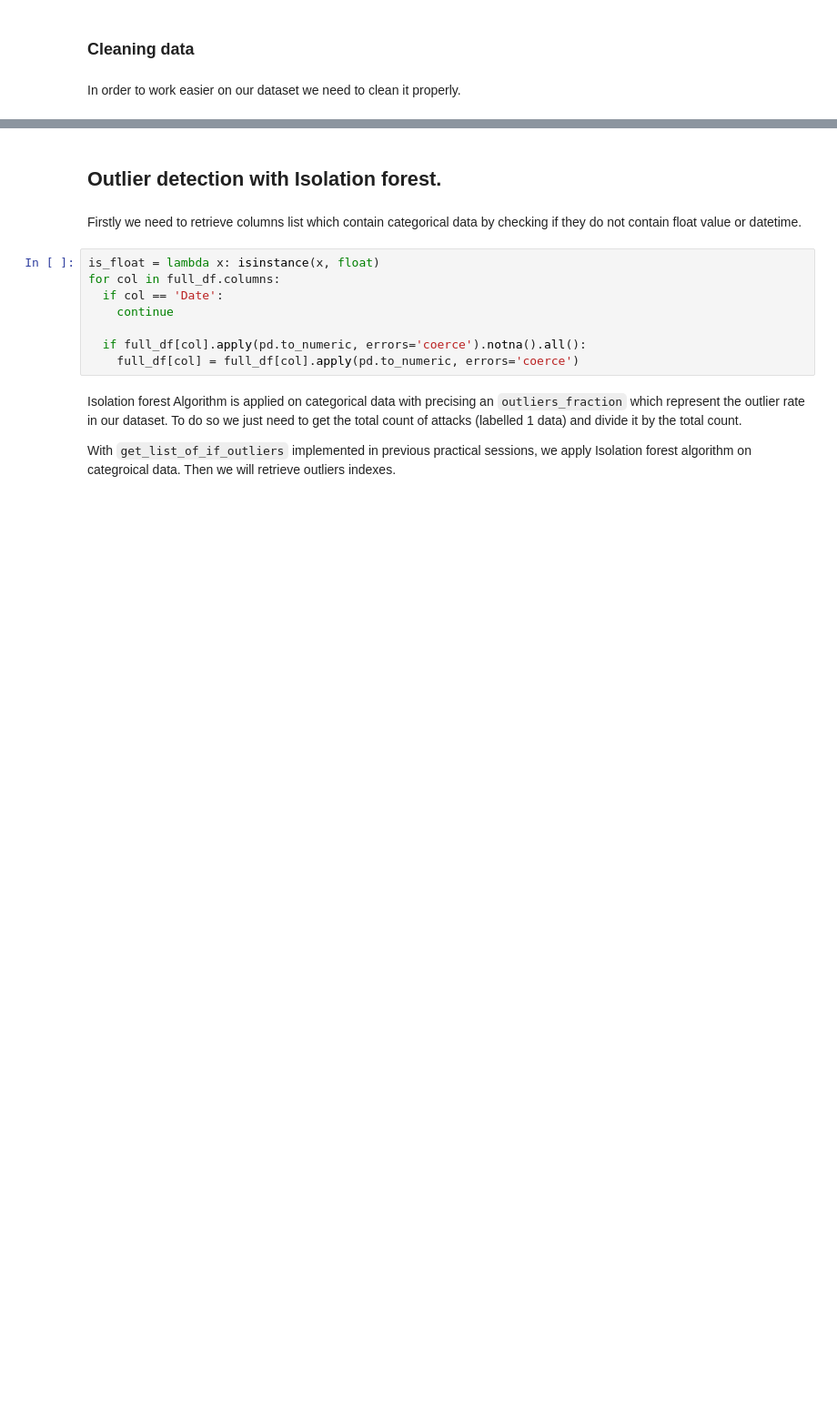
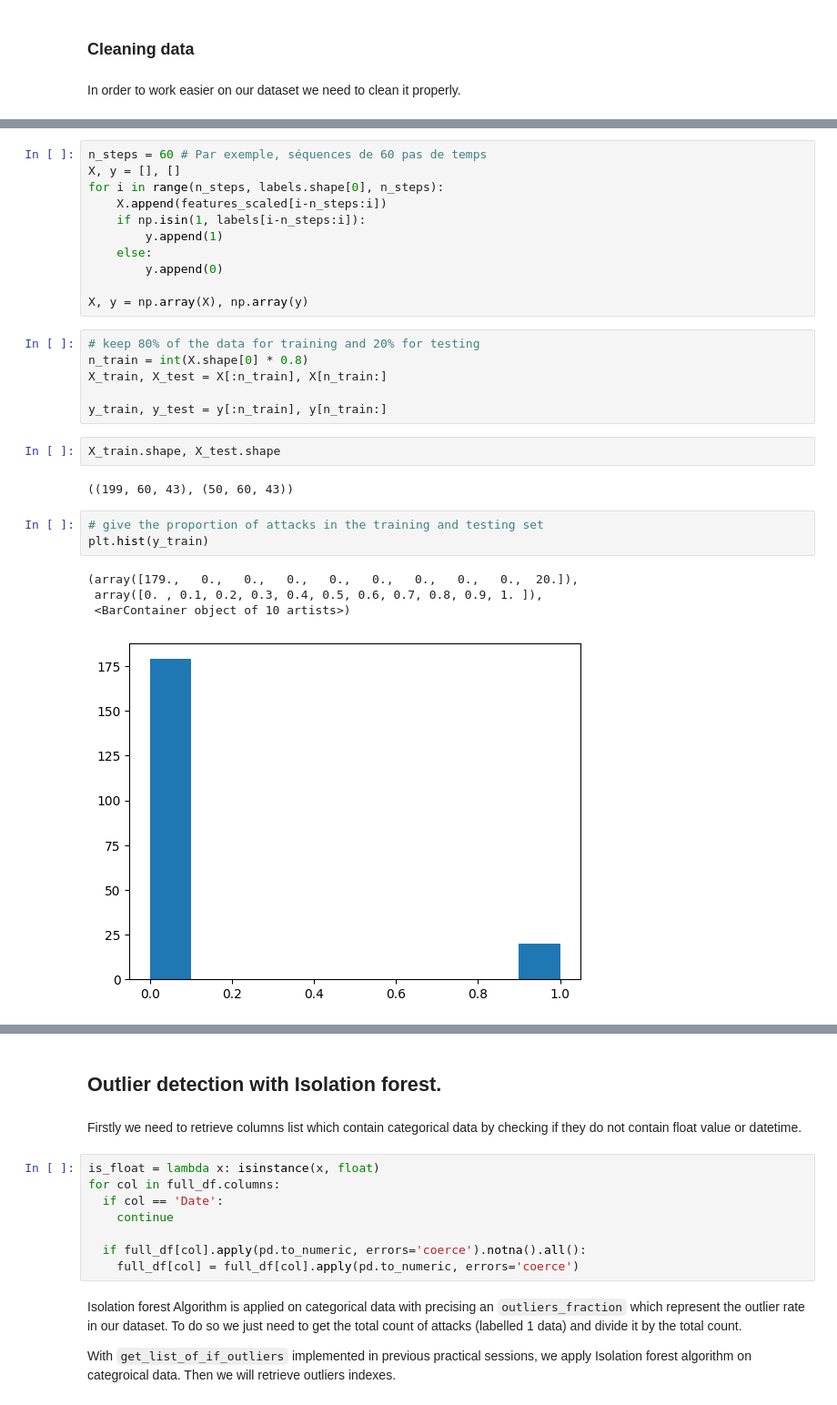
Before and after one commit to Bast-94/CYBERML-Project, a Jupyter notebook: cyber-ml.ipynb, the cells around one changed output, grey strips where cells are left out. Shown: that part at 91% size. Cells and saved outputs as stored; diff of their text form; blank space fills up the shorter version.

```diff
--- a/cyber-ml.ipynb
+++ b/cyber-ml.ipynb
@@ -41,0 +205,29 @@ full_df.head()
+# %%
+n_steps = 60 # Par exemple, séquences de 60 pas de temps
+X, y = [], []
+for i in range(n_steps, labels.shape[0], n_steps):
+    X.append(features_scaled[i-n_steps:i])
+    if np.isin(1, labels[i-n_steps:i]):
+        y.append(1)
+    else:
+        y.append(0)
+
+X, y = np.array(X), np.array(y)
+# %%
+# keep 80% of the data for training and 20% for testing
+n_train = int(X.shape[0] * 0.8)
+X_train, X_test = X[:n_train], X[n_train:]
+
+y_train, y_test = y[:n_train], y[n_train:]
+# %%
+X_train.shape, X_test.shape
+# %% [output]
+((199, 60, 43), (50, 60, 43))
+# %%
+# give the proportion of attacks in the training and testing set
+plt.hist(y_train)
+# %% [output]
+(array([179.,   0.,   0.,   0.,   0.,   0.,   0.,   0.,   0.,  20.]),
+ array([0. , 0.1, 0.2, 0.3, 0.4, 0.5, 0.6, 0.7, 0.8, 0.9, 1. ]),
+ <BarContainer object of 10 artists>)
+[figure, added]
```
Also changed, not shown: parts of 20 cells of this notebook.
